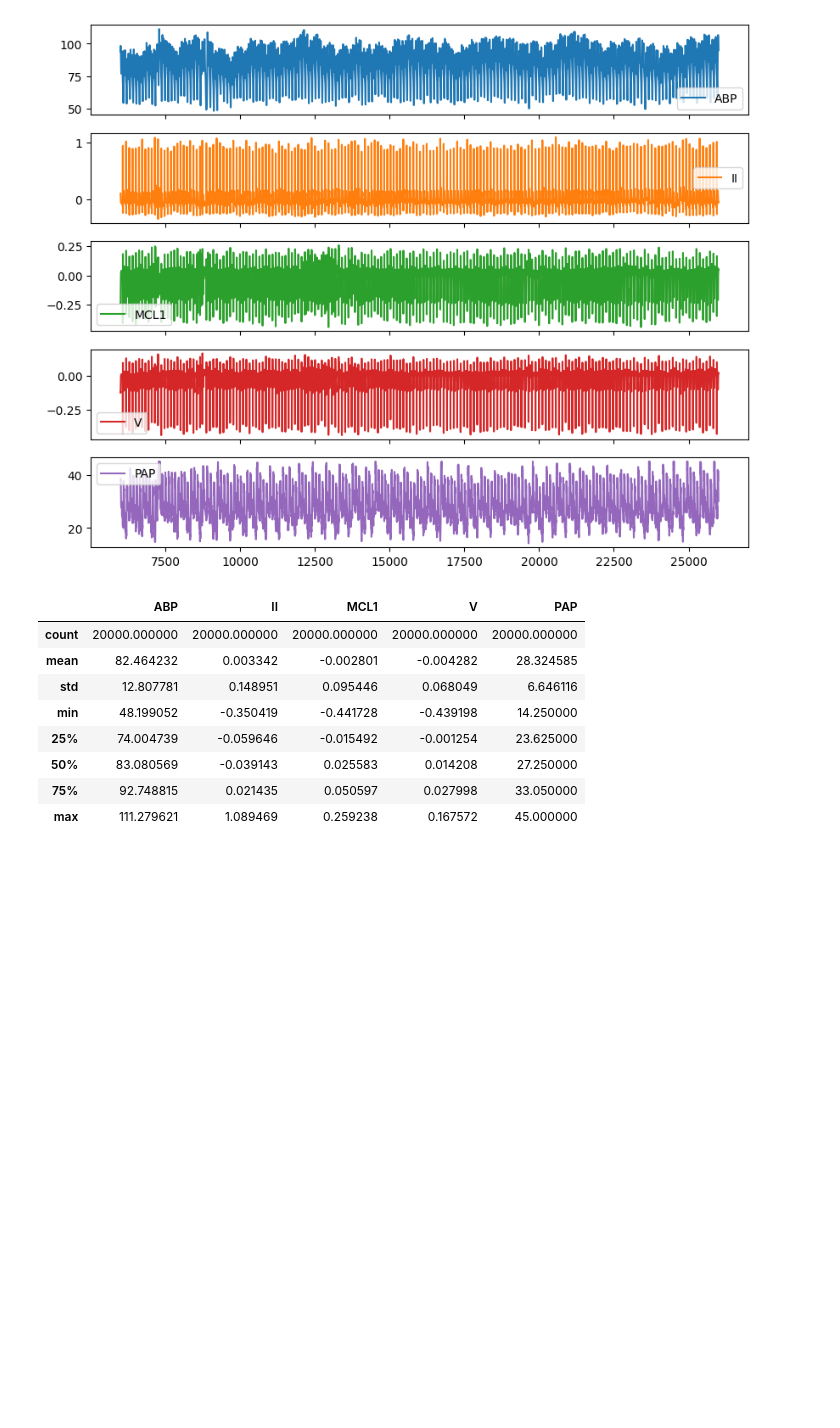
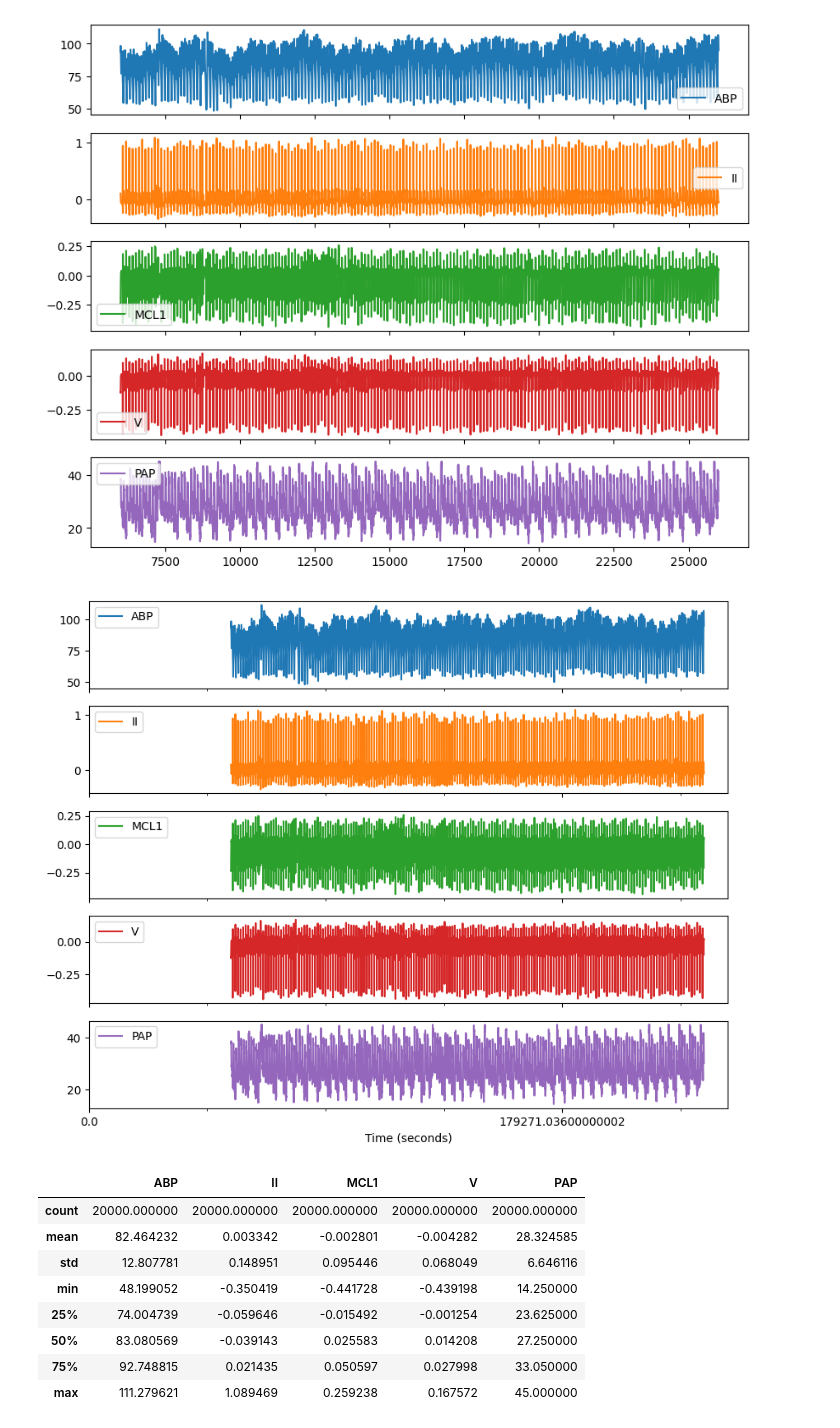
Before and after one commit to joaoavanzini/blood-pressure-ANN-XAI, a Jupyter notebook: main_notebook.ipynb, the cells around one changed output. Saved outputs shown, nothing was run; the diff lists cells and outputs as text; code cells hidden in the pictures; blank space fills up the shorter version.

Commit message:
Updating axis in time

```diff
--- a/main_notebook.ipynb
+++ b/main_notebook.ipynb
@@ -176,6 +176,32 @@ df_input.plot(subplots=True)
 # %% [output]
 array([<Axes: >, <Axes: >, <Axes: >, <Axes: >, <Axes: >], dtype=object)
 [figure]
+# %%
+# Calculate the total time in seconds
+total_time_seconds = 49.8 * 3600
+
+# Calculate the time interval between each sample
+time_interval_seconds = total_time_seconds / len(df_input)
+
+# Create an array of time indices for the 10 labels
+label_indices = np.linspace(0, len(df_input) - 1, num=2, dtype=int)
+
+# Retrieve the corresponding time values from the array of time indices
+time_labels = [time_interval_seconds * idx for idx in label_indices]
+
+# Plot the graph with the x-axis in seconds
+df_input.plot(subplots=True)
+
+# Add the time values in seconds to the x-axis at the specified indices
+plt.xticks(label_indices, time_labels)
+
+# Add the x-axis label
+plt.xlabel('Time (seconds)')
+
+# Display the graph
+plt.show()
+# %% [output]
+[figure, added]
 # %%
 df_input.describe()
 # %% [output]
```
Also changed, not shown: parts of 24 cells of this notebook.
